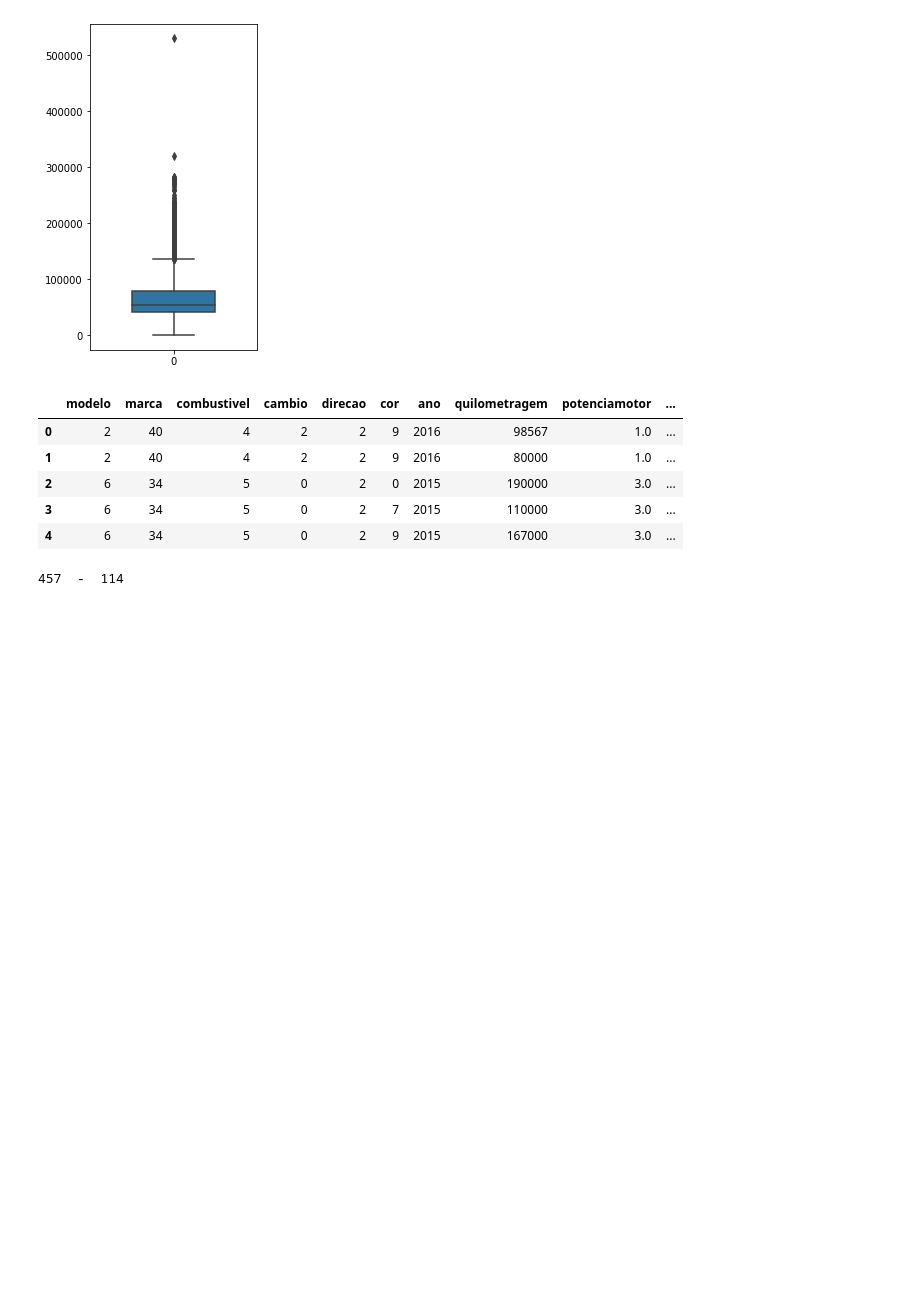
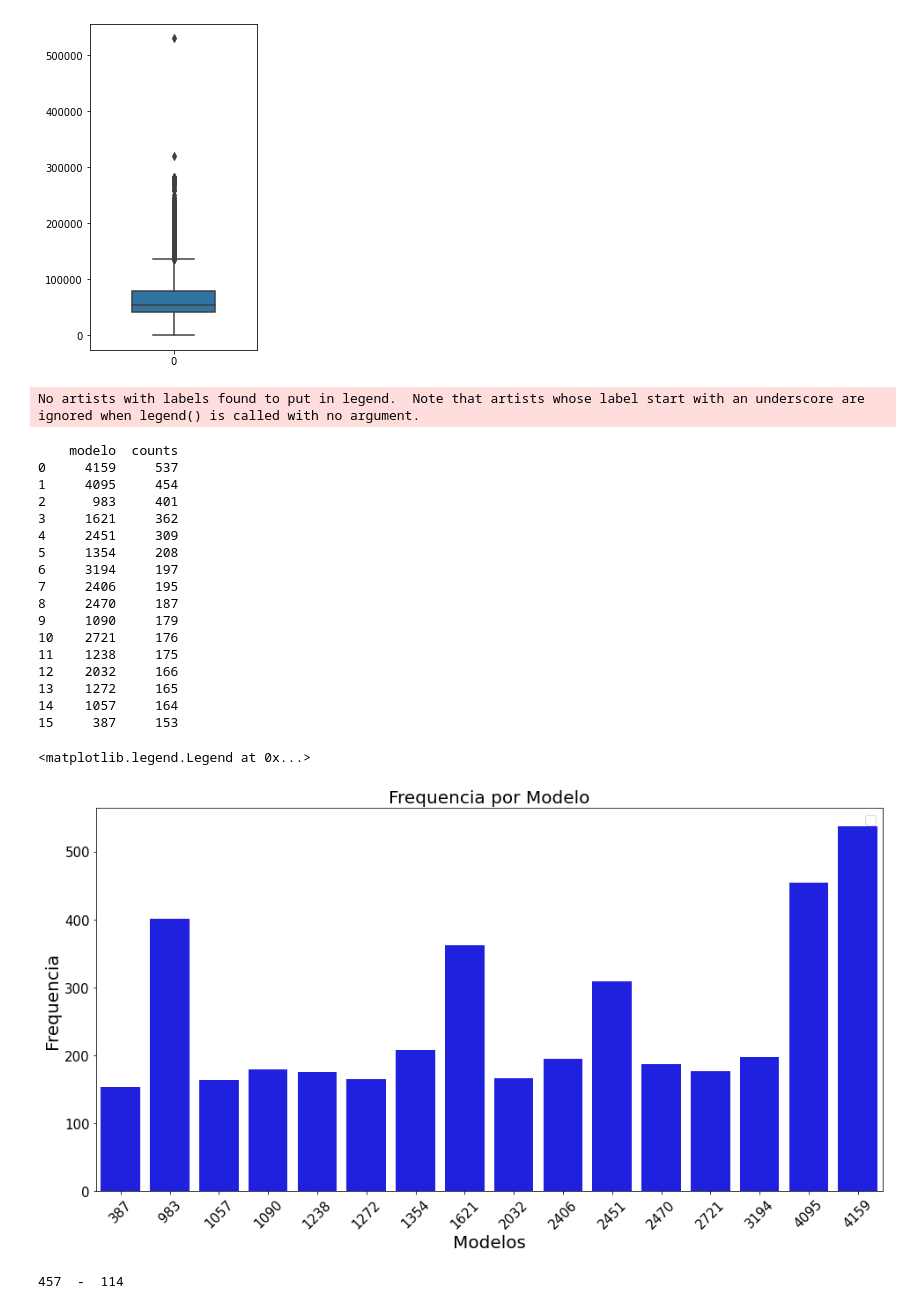
Before and after one commit to dornelles08/TCC, a Jupyter notebook: Testes/Trantando Dados.ipynb, the cells around one changed output. Saved outputs shown, nothing was run; the diff lists cells and outputs as text; code cells hidden in the pictures; blank space fills up the shorter version.

```diff
--- a/Testes/Trantando Dados.ipynb
+++ b/Testes/Trantando Dados.ipynb
@@ -87,17 +87,50 @@ sns.boxplot(data=query['valor'], width=0.5)
 # %%
 quilometragem_new.to_csv('carros_sem_outliers.csv', index=False)
 # %%
+import numpy as np
 import pandas as pd
-import numpy as np
-dados = pd.read_csv('dados/se_completo.csv')
+import matplotlib.pyplot as plt
+import seaborn as sns
+%matplotlib inline
+
+dados = pd.read_csv('dados/sp_completo.csv')
 dados.head()
+
+plot = pd.DataFrame(dados.modelo.value_counts().rename_axis(
+    'modelo').reset_index(name='counts'))
+
+plt.rc('legend', fontsize=15)
+plt.rcParams['font.size'] = '15'
+
+plt.figure(figsize=(16, 8))
+sns.barplot(data=plot.query("counts > 150"),
+            x='modelo', y="counts", color="blue")
+plt.xticks(rotation=45)
+plt.xlabel('Modelos', fontsize=20)
+plt.ylabel('Frequencia', fontsize=20)
+plt.title('Frequencia por Modelo', fontsize=20)
+plt.legend()
 # %% [output]
-|  | modelo | marca | combustivel | cambio | direcao | cor | ano | quilometragem | potenciamotor | ... |
-| 0 | 2 | 40 | 4 | 2 | 2 | 9 | 2016 | 98567 | 1.0 | ... |
-| 1 | 2 | 40 | 4 | 2 | 2 | 9 | 2016 | 80000 | 1.0 | ... |
-| 2 | 6 | 34 | 5 | 0 | 2 | 0 | 2015 | 190000 | 3.0 | ... |
-| 3 | 6 | 34 | 5 | 0 | 2 | 7 | 2015 | 110000 | 3.0 | ... |
-| 4 | 6 | 34 | 5 | 0 | 2 | 9 | 2015 | 167000 | 3.0 | ... |
+No artists with labels found to put in legend.  Note that artists whose label start with an underscore are ignored when legend() is called with no argument.
+    modelo  counts
+0     4159     537
+1     4095     454
+2      983     401
+3     1621     362
+4     2451     309
+5     1354     208
+6     3194     197
+7     2406     195
+8     2470     187
+9     1090     179
+10    2721     176
+11    1238     175
+12    2032     166
+13    1272     165
+14    1057     164
+15     387     153
+<matplotlib.legend.Legend at 0x...>
+[figure, added]
 # %%
 group_model = dados.groupby('modelo')
 df_models = []
```
Also changed, not shown: 11 other files.
